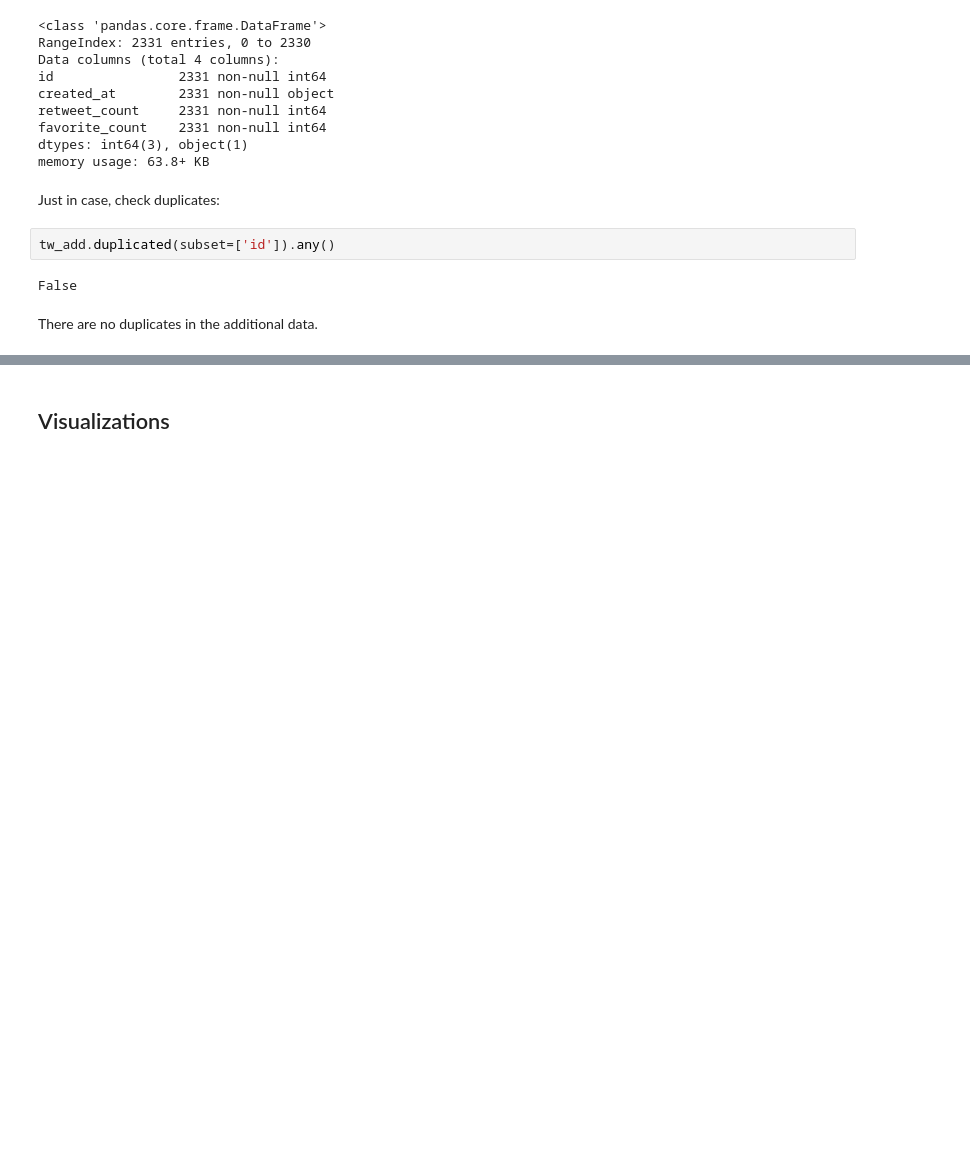
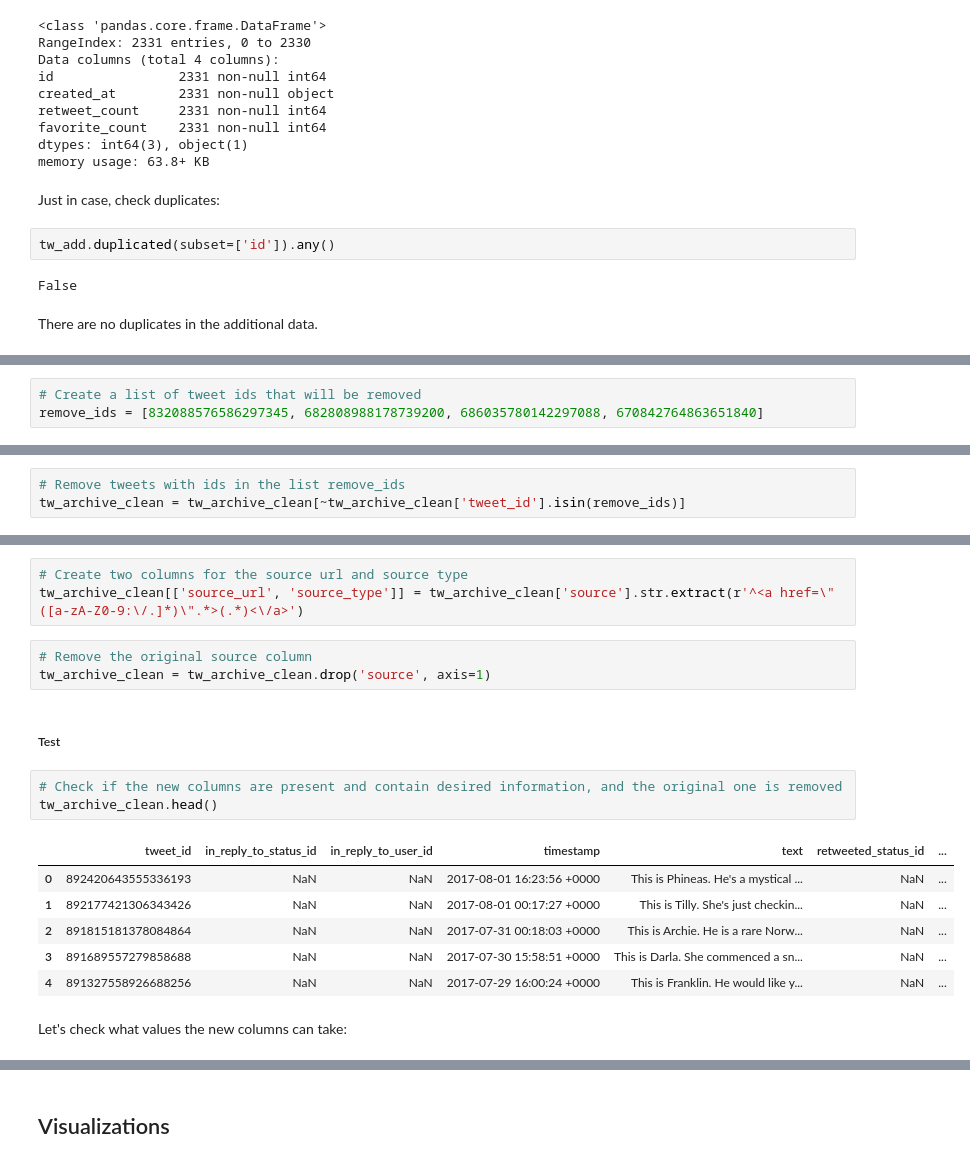
Before and after one commit to mcambalova/wrangle-data-project, a Jupyter notebook: wrangle_act.ipynb, the cells around one changed output, grey strips where cells are left out. Cells and saved outputs as stored; diff of their text form; blank space fills up the shorter version.

```diff
--- a/wrangle_act.ipynb
+++ b/wrangle_act.ipynb
@@ -619,0 +729,3 @@ There are no duplicates in the additional data.
+# %%
+# Create a list of tweet ids that will be removed
+remove_ids = [832088576586297345, 682808988178739200, 686035780142297088, 670842764863651840]
@@ -620 +741,4 @@ There are no duplicates in the additional data.
+# %%
+# Remove tweets with ids in the list remove_ids
+tw_archive_clean = tw_archive_clean[~tw_archive_clean['tweet_id'].isin(remove_ids)]
 # %% [markdown]
@@ -621,0 +757,20 @@ There are no duplicates in the additional data.
+# %%
+# Create two columns for the source url and source type
+tw_archive_clean[['source_url', 'source_type']] = tw_archive_clean['source'].str.extract(r'^<a href=\"([a-zA-Z0-9:\/.]*)\".*>(.*)<\/a>')
+# %%
+# Remove the original source column
+tw_archive_clean = tw_archive_clean.drop('source', axis=1)
+# %% [markdown]
+##### Test
+# %%
+# Check if the new columns are present and contain desired information, and the original one is removed
+tw_archive_clean.head()
+# %% [output]
+|  | tweet_id | in_reply_to_status_id | in_reply_to_user_id | timestamp | text | retweeted_status_id | ... |
+| 0 | 892420643555336193 | NaN | NaN | 2017-08-01 16:23:56 +0000 | This is Phineas. He's a mystical ... | NaN | ... |
+| 1 | 892177421306343426 | NaN | NaN | 2017-08-01 00:17:27 +0000 | This is Tilly. She's just checkin... | NaN | ... |
+| 2 | 891815181378084864 | NaN | NaN | 2017-07-31 00:18:03 +0000 | This is Archie. He is a rare Norw... | NaN | ... |
+| 3 | 891689557279858688 | NaN | NaN | 2017-07-30 15:58:51 +0000 | This is Darla. She commenced a sn... | NaN | ... |
+| 4 | 891327558926688256 | NaN | NaN | 2017-07-29 16:00:24 +0000 | This is Franklin. He would like y... | NaN | ... |
+# %% [markdown]
+Let's check what values the new columns can take:
```
Also changed, not shown: parts of 63 cells of this notebook.
